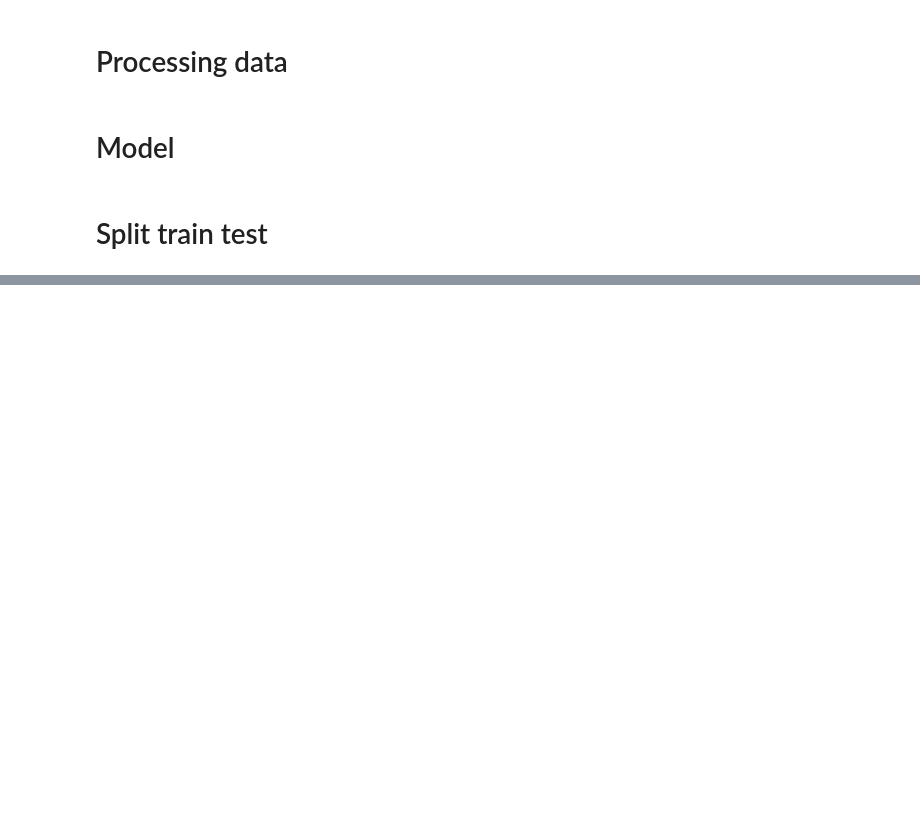
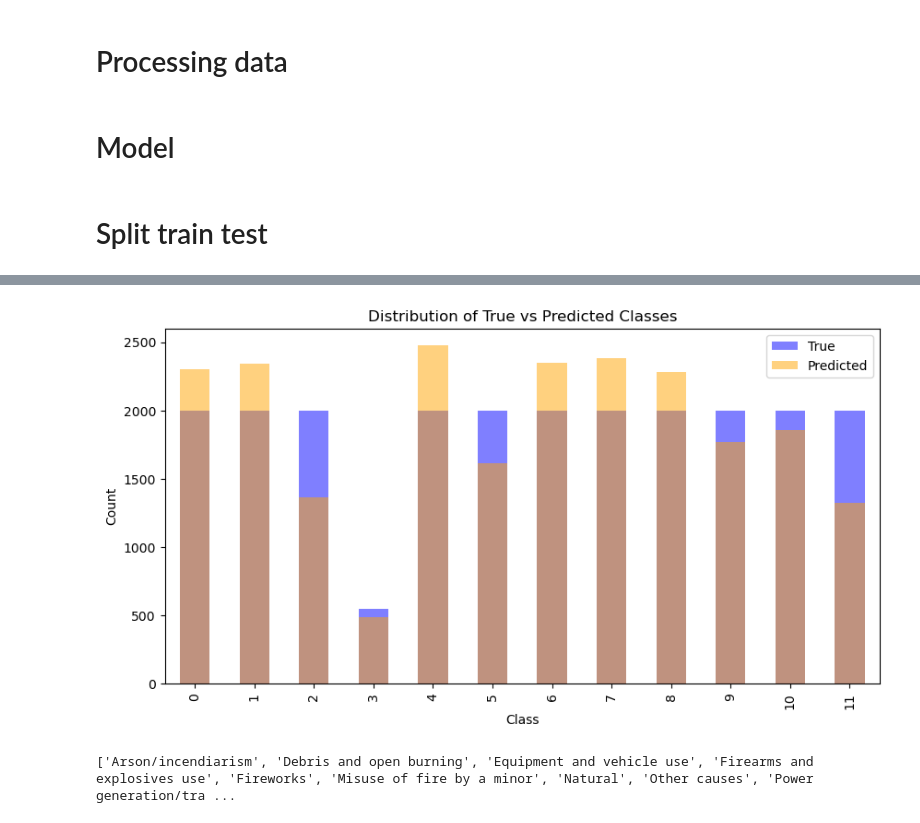
Before and after one commit to ilu24/eaee4000, a Jupyter notebook: 2_data_explore.ipynb, the cells around one changed output, grey strips where cells are left out. Drawn from its saved outputs; the diff is of its cells as text; code cells hidden in the pictures; blank space fills up the shorter version.

```diff
--- a/2_data_explore.ipynb
+++ b/2_data_explore.ipynb
@@ -157,0 +237,19 @@ X['NDVI_mean'].iloc[0]
+# %%
+import matplotlib.pyplot as plt
+
+df_compare = pd.DataFrame({'y_test': y_test, 'y_pred': y_pred})
+
+plt.figure(figsize=(10,5))
+df_compare['y_test'].value_counts().sort_index().plot(kind='bar', alpha=0.5, label='True', color='blue')
+df_compare['y_pred'].value_counts().sort_index().plot(kind='bar', alpha=0.5, label='Predicted', color='orange')
+plt.legend()
+plt.title('Distribution of True vs Predicted Classes')
+plt.xlabel('Class')
+plt.ylabel('Count')
+plt.show()
+# %% [output]
+[figure, added]
+# %%
+print(list(le.classes_))
+# %% [output]
+['Arson/incendiarism', 'Debris and open burning', 'Equipment and vehicle use', 'Firearms and explosives use', 'Fireworks', 'Misuse of fire by a minor', 'Natural', 'Other causes', 'Power generation/tra ...
```
Also changed, not shown: parts of 14 cells of this notebook.
